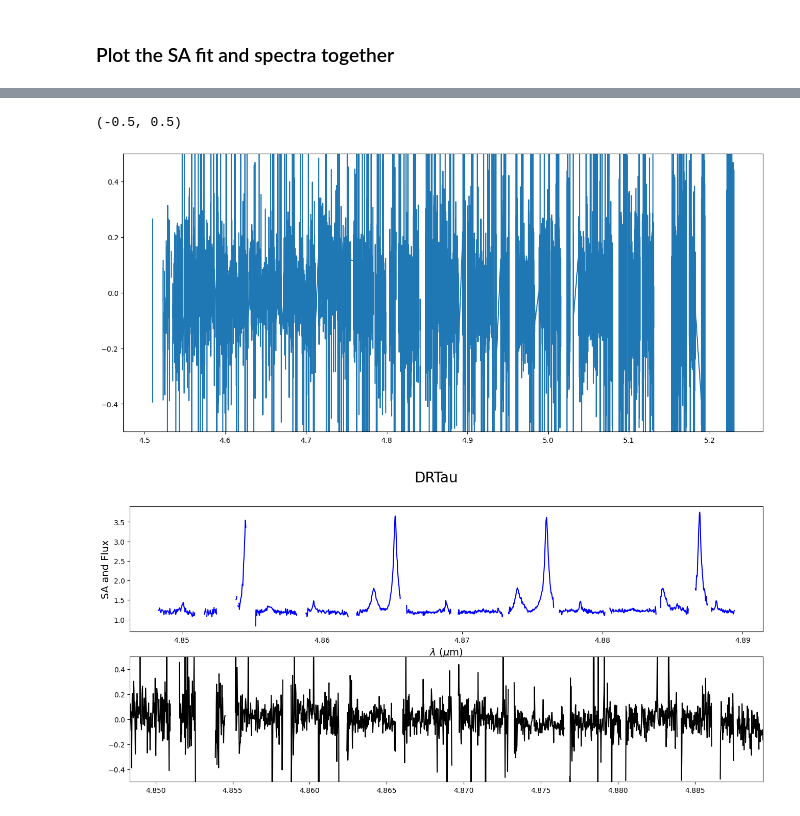
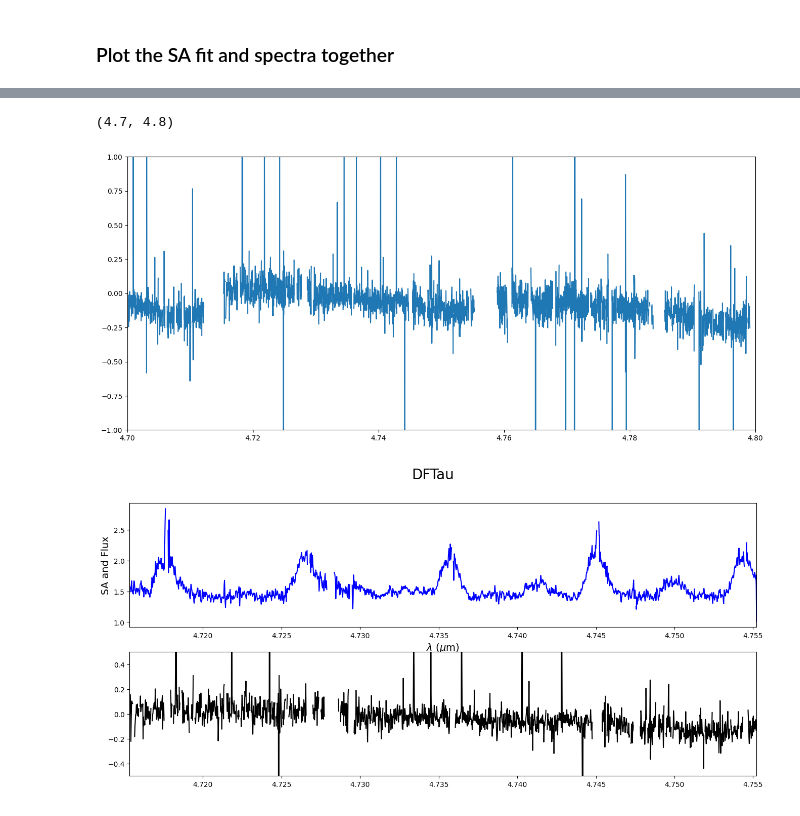
Before and after one commit to interstellarmedium/spectroastrometry, a Jupyter notebook: plot_SA.ipynb, the cells around one changed output, grey strips where cells are left out. Cells and saved outputs as stored; diff of their text form; code cells hidden in the pictures.

Commit message:
combine parallel and anti-parallel slits

```diff
--- a/plot_SA.ipynb
+++ b/plot_SA.ipynb
@@ -15,17 +15,20 @@ tdata = hdu[0].data
 atrans = interpolate.interp1d(tdata[0,:], tdata[1,:])
 # %%
 # define the input file parameters
-path = '/Users/jpw/NG/iSHELL/adwin/191008/reduced/'
-source = 'DRTau'
-PA1 = 90
+path = '/Volumes/JPW_4TB/iSHELL/191008/reduced/'
+source = 'DFTau'
+PA1 = 138
 
-# load the spectrum
+# load the spectrum and SA
 hdu1 = fits.open(path+'c'+source+'_PA'+str(PA1)+'.fits')
 data1 = hdu1[0].data
 hd1 = hdu1[0].header
 hdu1.close()
+SA1 = pd.read_csv(path+source+'_PA'+str(PA1)+'_SA.csv', skipinitialspace=True)
 
-# read in the SA fits
-SA = pd.read_csv(path+source+'_PA'+str(PA1)+'_SA.csv', skipinitialspace=True)
-SA_comb = 0.5 * (SA['off_pos'] - SA['off_neg'])
-SA_comb_err = 0.5 * np.sqrt(SA['err_pos']**2 + SA['err_neg']**2)
+PA2 = PA1 + 180
+hdu2 = fits.open(path+'c'+source+'_PA'+str(PA2)+'.fits')
+data2 = hdu2[0].data
+hd2 = hdu2[0].header
+hdu2.close()
+SA2 = pd.read_csv(path+source+'_PA'+str(PA2)+'_SA.csv', skipinitialspace=True)
@@ -32,26 +49,41 @@ SA_comb_err = 0.5 * np.sqrt(SA['err_pos']**2 + SA['err_neg']**2)
+# %%
+# interpolate the wavelength axis from SA1 to SA2 and create a combined SA that takes out the systematic variation
+wl1 = SA1['wavelength']
+wl2 = SA2['wavelength']
+SA2pos = interpolate.interp1d(wl2, SA2['off_pos'], bounds_error=False)
+SA2neg = interpolate.interp1d(wl2, SA2['off_neg'], bounds_error=False)
+
+# following Brittain et al. 2018, average the centroids of the A and B rows and subtract the parallel and anti-parallel
+# (and then divide by 2?)
+SA_comb = 0.25 * ((SA1['off_pos'] + SA1['off_neg']) - (SA2pos(wl1) + SA2neg(wl1)))
 # %%
+# look at the combined SA signal; scatter is reduced but still some systematics
 fig = plt.figure(figsize=(16, 7))
 ax = fig.add_subplot(111)
-ax.plot(SA['wavelength'], SA_comb)
-ax.set_ylim(-0.5, 0.5)
+ax.plot(wl1, SA_comb)
+#ax.set_ylim(-0.5, 0.5)
+ax.set_ylim(-1, 1)
+ax.set_xlim(4.7,4.8)
 # %% [output]
-(-0.5, 0.5)
+(4.7, 4.8)
-[figure, old version]
+[figure, new version]
 # %%
 # plot just one order
 fig = plt.figure(figsize=(16, 7))
-order = 7
-wl1 = data1[order, 0, :]
-flux1 = data1[order, 1, :]
+order = 10
+wl_spec = data1[order, 0, :]
+flux_spec = data1[order, 1, :]
+xmin, xmax = np.nanmin(wl_spec), np.nanmax(wl_spec)
 
 ax1 = fig.add_subplot(211)
-ax1.plot(wl1, flux1, color='b')
+ax1.plot(wl_spec, flux_spec, color='b')
+ax1.set_xlim(xmin, xmax)
 ax1.set_xlabel(r'$\lambda$ ($\mu$m)', fontsize=14)
 ax1.set_ylabel(r'SA and Flux', fontsize=14)
 
 ax2 = fig.add_subplot(212)
-ax2.plot(SA['wavelength'], SA_comb, color='k')
-ax2.set_xlim(wl1.min(), wl1.max())
+ax2.plot(wl1, SA_comb, color='k')
+ax2.set_xlim(xmin, xmax)
 ax2.set_ylim(-0.5, 0.5)
 
 #axr = ax.twinx()
@@ -64,4 +96,4 @@ ax2.set_ylim(-0.5, 0.5)
 fig.suptitle(source, fontsize=20)
 fig.savefig(source+'_SA.pdf', dpi=300)
 # %% [output]
-[figure, old version]
+[figure, new version]
```
Also changed, not shown: parts of 1 cell of this notebook, 1 other file.
